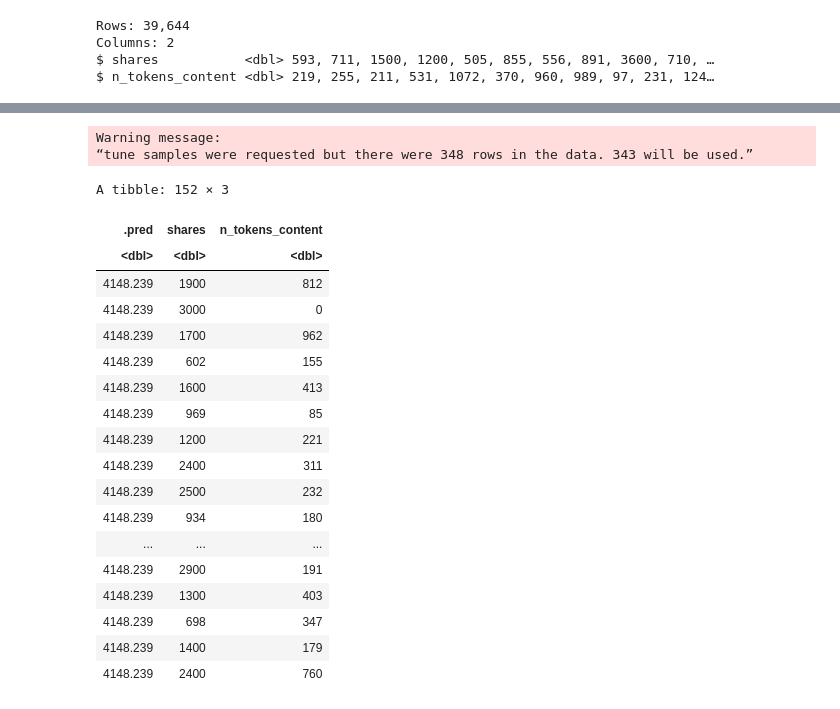
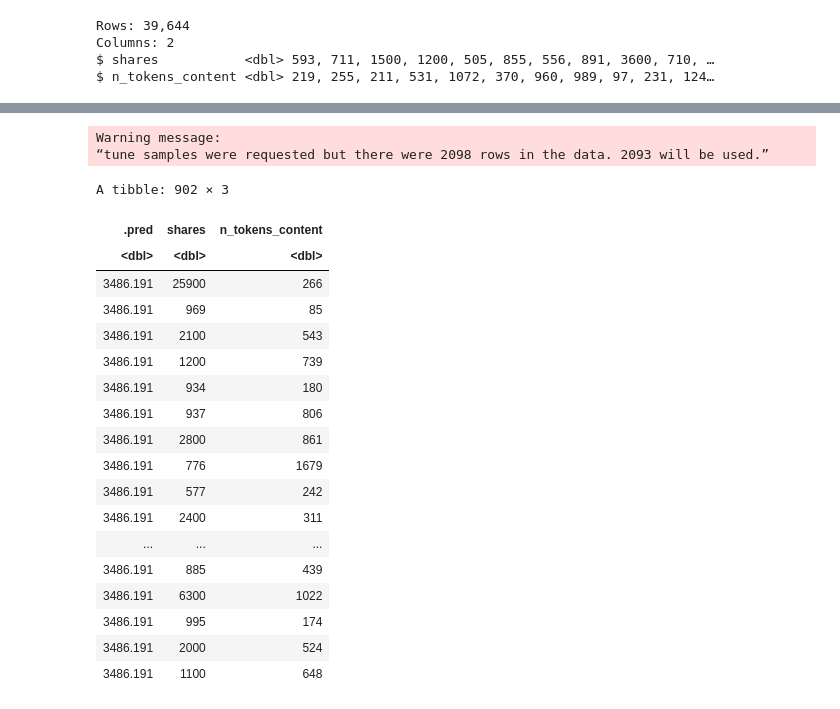
Before and after one commit to EPICxFLIPPER/Project-Report-Group-9, a Jupyter notebook: Project-Report.ipynb, the cells around one changed output, grey strips where cells are left out. Cells and saved outputs as stored; diff of their text form; code cells hidden in the pictures.

```diff
--- a/Project-Report.ipynb
+++ b/Project-Report.ipynb
@@ -66,7 +66,7 @@ $ shares           <dbl> 593, 711, 1500, 1200, 505, 855, 556, 891, 3600, 710,
 $ n_tokens_content <dbl> 219, 255, 211, 531, 1072, 370, 960, 989, 97, 231, 124…
 # %%
 set.seed(9)
-popularity_sample <- sample_n(popularity_tidy, 500)
+popularity_sample <- sample_n(popularity_tidy, 3000)
 # %%
 set.seed(9)
 #Splitting the data into training and testing data
@@ -160,36 +160,37 @@ popularity_fit
 # %%
-popularity_spec_2 <- nearest_neighbor(weight_func = "rectangular", neighbors = 10) |>
+set.seed(9)
+popularity_spec_2 <- nearest_neighbor(weight_func = "rectangular", neighbors = popularity_fit) |>
 set_engine("kknn") |>
 set_mode("regression")
 
 popularity_fit_2 <- workflow() |>
 add_recipe(popularity_recipe) |>
 add_model(popularity_spec) |>
 fit(data = popularity_train)
 
 popularity_predictions <- predict(popularity_fit_2, popularity_test) |>
 bind_cols(popularity_test)
 
 popularity_predictions
 # %% [output]
 Warning message:
-“tune samples were requested but there were 348 rows in the data. 343 will be used.”
+“tune samples were requested but there were 2098 rows in the data. 2093 will be used.”
-A tibble: 152 × 3
+A tibble: 902 × 3
 | .pred | shares | n_tokens_content |
 | <dbl> | <dbl> | <dbl> |
-| 4148.239 | 1900 | 812 |
-| 4148.239 | 3000 | 0 |
-| 4148.239 | 1700 | 962 |
-| 4148.239 | 602 | 155 |
-| 4148.239 | 1600 | 413 |
-| 4148.239 | 969 | 85 |
-| 4148.239 | 1200 | 221 |
-| 4148.239 | 2400 | 311 |
-| 4148.239 | 2500 | 232 |
-| 4148.239 | 934 | 180 |
+| 3486.191 | 25900 | 266 |
+| 3486.191 | 969 | 85 |
+| 3486.191 | 2100 | 543 |
+| 3486.191 | 1200 | 739 |
+| 3486.191 | 934 | 180 |
+| 3486.191 | 937 | 806 |
+| 3486.191 | 2800 | 861 |
+| 3486.191 | 776 | 1679 |
+| 3486.191 | 577 | 242 |
+| 3486.191 | 2400 | 311 |
 | ... | ... | ... |
-| 4148.239 | 2900 | 191 |
-| 4148.239 | 1300 | 403 |
-| 4148.239 | 698 | 347 |
-| 4148.239 | 1400 | 179 |
-| 4148.239 | 2400 | 760 |
+| 3486.191 | 885 | 439 |
+| 3486.191 | 6300 | 1022 |
+| 3486.191 | 995 | 174 |
+| 3486.191 | 2000 | 524 |
+| 3486.191 | 1100 | 648 |
```
Also changed, not shown: parts of 3 cells of this notebook.
